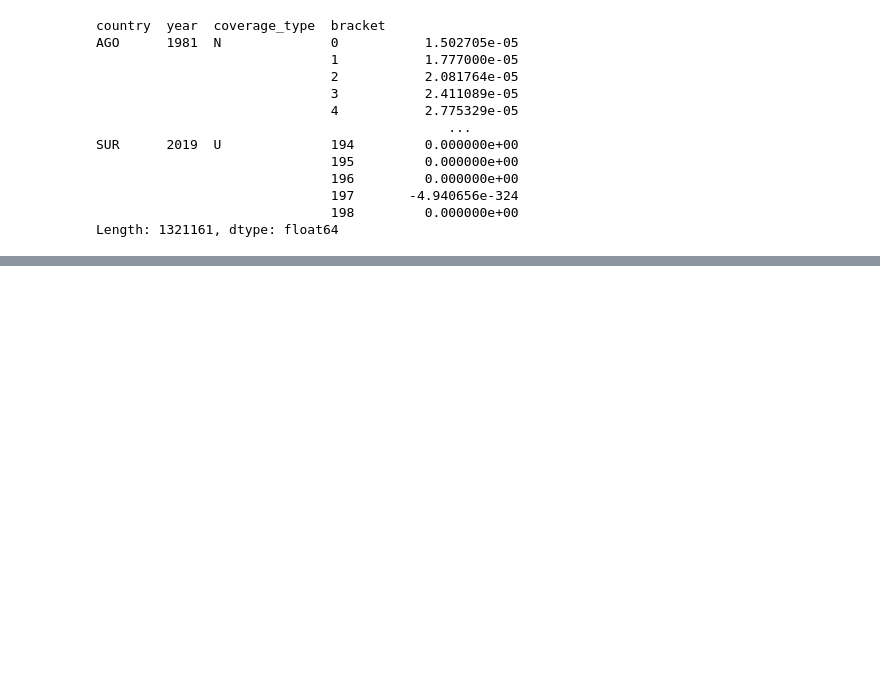
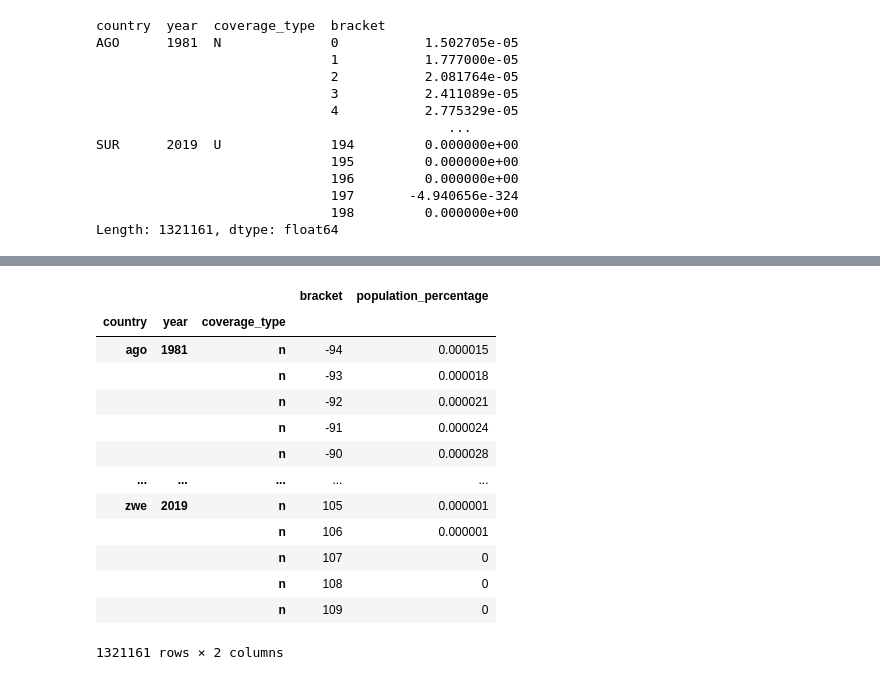
Before and after one commit to open-numbers/ddf--worldbank--povcalnet, a Jupyter notebook: etl/notebooks/new_brackets.ipynb, the cells around one changed output, grey strips where cells are left out. Cells and saved outputs as stored; diff of their text form; code cells hidden in the pictures; blank space fills up the shorter version.

```diff
--- a/etl/notebooks/new_brackets.ipynb
+++ b/etl/notebooks/new_brackets.ipynb
@@ -507,0 +539,32 @@ res7.to_csv('../wip/smoothmountain/ddf--datapoints--population_percentage--by--c
+# %%
+res7 = res7.set_index(['country', 'year', 'coverage_type'])
+# %%
+gs = res7.groupby(['country', 'year', 'coverage_type'])
+# %%
+res8 = []
+for g, df in gs:
+    df_ = df.copy()
+    g_ = (g[0].upper(), g[1], g[2].upper())
+    m = mean.loc[g_, 'Mean']
+    b = bracket_number_from_income(m)
+    df_['bracket'] = df_['bracket'] - b
+    res8.append(df_)
+# %%
+res8 = pd.concat(res8)
+# %%
+res8
+# %% [output]
+|  |  |  | bracket | population_percentage |
+| country | year | coverage_type |  |  |
+| ago | 1981 | n | -94 | 0.000015 |
+|  |  | n | -93 | 0.000018 |
+|  |  | n | -92 | 0.000021 |
+|  |  | n | -91 | 0.000024 |
+|  |  | n | -90 | 0.000028 |
+| ... | ... | ... | ... | ... |
+| zwe | 2019 | n | 105 | 0.000001 |
+|  |  | n | 106 | 0.000001 |
+|  |  | n | 107 | 0 |
+|  |  | n | 108 | 0 |
+|  |  | n | 109 | 0 |
+1321161 rows × 2 columns
```
Also changed, not shown: parts of 63 cells of this notebook, 30 other files.
